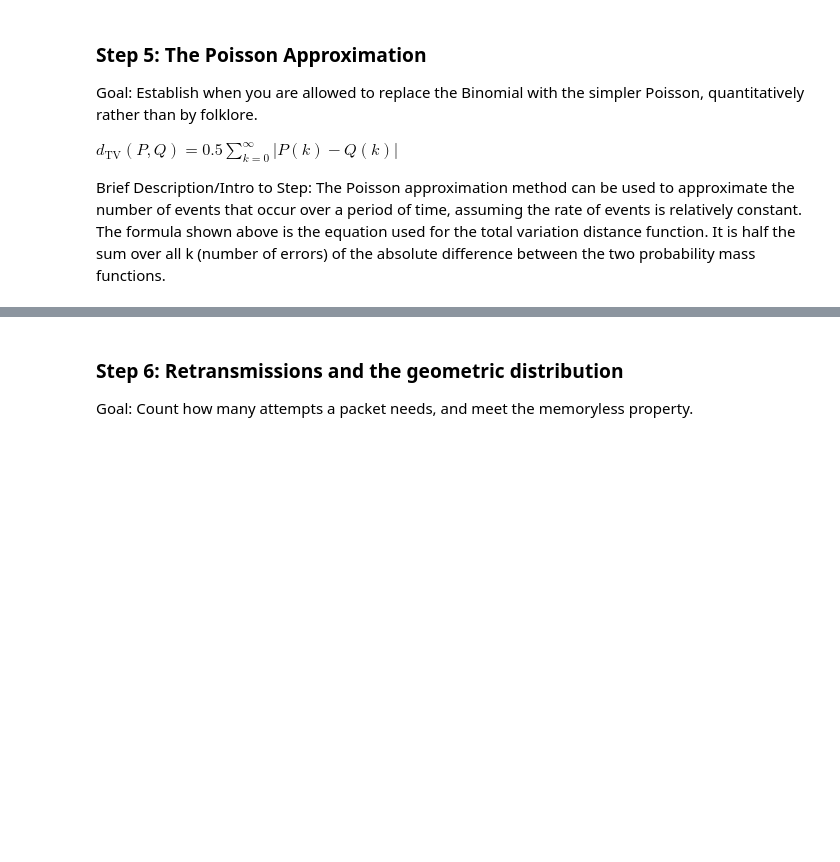
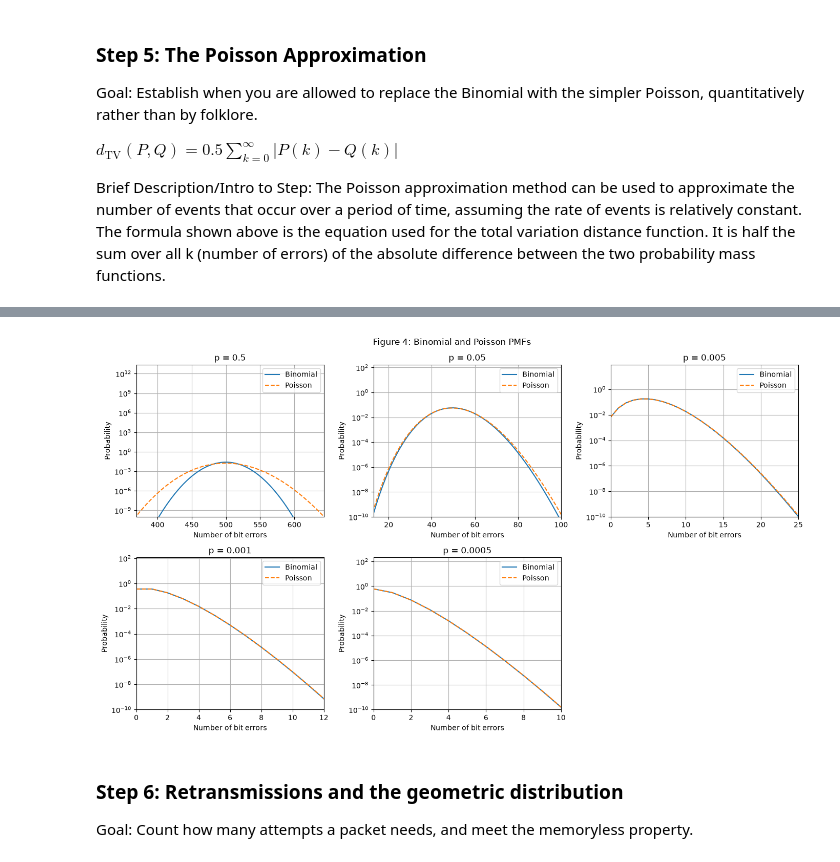
Before and after one commit to ShadowFruits/3715-Fall2026, a Jupyter notebook: mp1/mp1.ipynb, the cells around one changed output, grey strips where cells are left out. Saved outputs shown, nothing was run; the diff lists cells and outputs as text; code cells hidden in the pictures; blank space fills up the shorter version.

```diff
--- a/mp1/mp1.ipynb
+++ b/mp1/mp1.ipynb
@@ -1095 +1142,48 @@ for p in p_values:
+# %%
+# Figure 4: Compare the Binomial and Poisson PMFs
+
+plt.figure(figsize=(14, 8))
+
+for i in range(len(results)):
+    # Get the values saved in Part 3
+    p = results[i][0]
+    k = results[i][1]
+    binomial_pmf = results[i][2]
+    poisson_pmf = results[i][3]
+
+    # Select a panel in a 2-row, 3-column figure
+    plt.subplot(2, 3, i + 1)
+
+    plt.plot(k, binomial_pmf, label="Binomial")
+    plt.plot(k, poisson_pmf, "--", label="Poisson")
+
+    # Use a logarithmic probability axis
+    plt.yscale("log")
+    plt.ylim(bottom=1e-10)
+
+    # Find the range where probabilities are not negligible
+    first = K = 0
+    found = False
+
+    for j in range(len(k)):
+        if binomial_pmf[j] > 1e-10 or poisson_pmf[j] > 1e-10:
+            if not found:
+                first = k[j]
+                found = True
+            K = k[j]
+
+    plt.xlim(first, K)
+
+    plt.title("p = " + str(p))
+    plt.xlabel("Number of bit errors")
+    plt.ylabel("Probability")
+    plt.legend()
+    plt.grid(True)
+
+# Only five panels are created, leaving the sixth blank
+plt.suptitle("Figure 4: Binomial and Poisson PMFs")
+plt.tight_layout()
+plt.show()
+# %% [output]
+[figure, added]
 # %%
```
Also changed, not shown: parts of 18 cells of this notebook.
